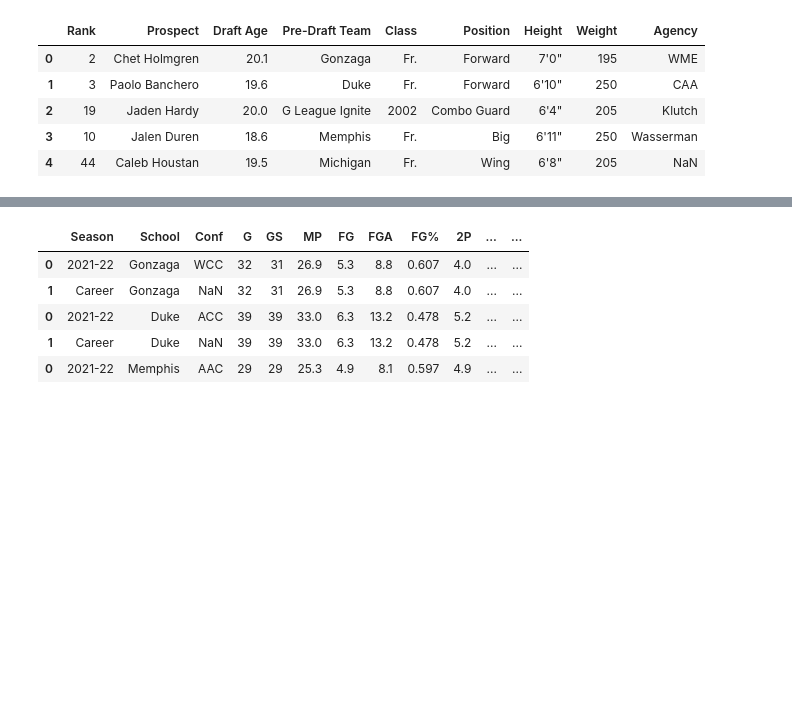
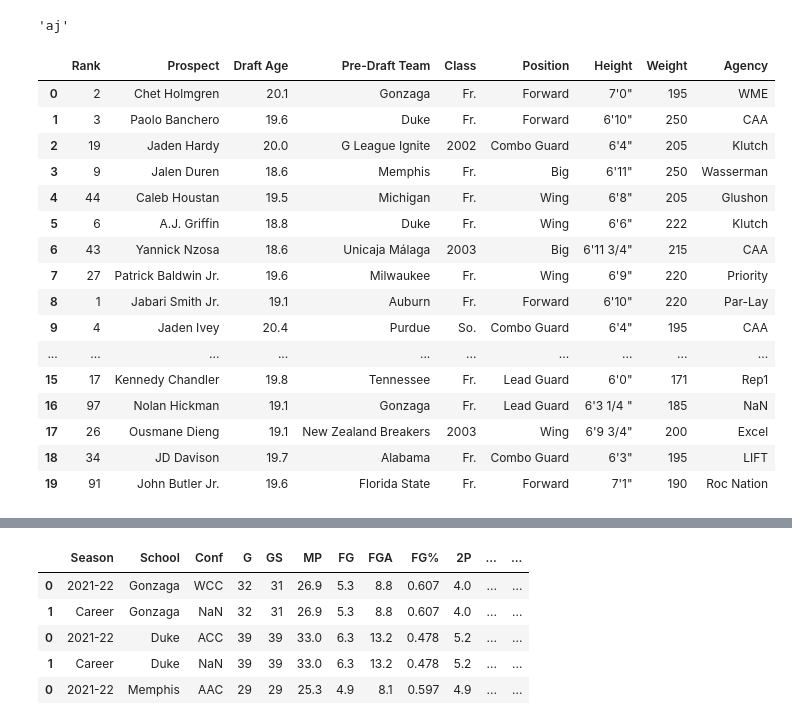
Before and after one commit to jpicc/NBA-Draft-Predictor, a Jupyter notebook: data_cleaning.ipynb, the cells around one changed output, grey strips where cells are left out. Saved outputs shown, nothing was run; the diff lists cells and outputs as text; code cells hidden in the pictures; blank space fills up the shorter version.

```diff
--- a/data_cleaning.ipynb
+++ b/data_cleaning.ipynb
@@ -14,15 +14,31 @@ def make_soup(url):
 #prospect names
 soup= make_soup("https://www.rookiescale.com/2022-consensus-board/")
 namesDF=pd.read_html(soup)[0]
+# %%
+import re
+re.sub(r'(?<!\w)([a-z])\.', r'\1', "a.j.")
+# %% [output]
+'aj'
 # %%
-namesDF.head()
+namesDF.head(20)
 # %% [output]
 |  | Rank | Prospect | Draft Age | Pre-Draft Team | Class | Position | Height | Weight | Agency |
 | 0 | 2 | Chet Holmgren | 20.1 | Gonzaga | Fr. | Forward | 7'0" | 195 | WME |
 | 1 | 3 | Paolo Banchero | 19.6 | Duke | Fr. | Forward | 6'10" | 250 | CAA |
 | 2 | 19 | Jaden Hardy | 20.0 | G League Ignite | 2002 | Combo Guard | 6'4" | 205 | Klutch |
-| 3 | 10 | Jalen Duren | 18.6 | Memphis | Fr. | Big | 6'11" | 250 | Wasserman |
-| 4 | 44 | Caleb Houstan | 19.5 | Michigan | Fr. | Wing | 6'8" | 205 | NaN |
+| 3 | 9 | Jalen Duren | 18.6 | Memphis | Fr. | Big | 6'11" | 250 | Wasserman |
+| 4 | 44 | Caleb Houstan | 19.5 | Michigan | Fr. | Wing | 6'8" | 205 | Glushon |
+| 5 | 6 | A.J. Griffin | 18.8 | Duke | Fr. | Wing | 6'6" | 222 | Klutch |
+| 6 | 43 | Yannick Nzosa | 18.6 | Unicaja Málaga | 2003 | Big | 6'11 3/4" | 215 | CAA |
+| 7 | 27 | Patrick Baldwin Jr. | 19.6 | Milwaukee | Fr. | Wing | 6'9" | 220 | Priority |
+| 8 | 1 | Jabari Smith Jr. | 19.1 | Auburn | Fr. | Forward | 6'10" | 220 | Par-Lay |
+| 9 | 4 | Jaden Ivey | 20.4 | Purdue | So. | Combo Guard | 6'4" | 195 | CAA |
+| ... | ... | ... | ... | ... | ... | ... | ... | ... | ... |
+| 15 | 17 | Kennedy Chandler | 19.8 | Tennessee | Fr. | Lead Guard | 6'0" | 171 | Rep1 |
+| 16 | 97 | Nolan Hickman | 19.1 | Gonzaga | Fr. | Lead Guard | 6'3 1/4 " | 185 | NaN |
+| 17 | 26 | Ousmane Dieng | 19.1 | New Zealand Breakers | 2003 | Wing | 6'9 3/4" | 200 | Excel |
+| 18 | 34 | JD Davison | 19.7 | Alabama | Fr. | Combo Guard | 6'3" | 195 | LIFT |
+| 19 | 91 | John Butler Jr. | 19.6 | Florida State | Fr. | Forward | 7'1" | 190 | Roc Nation |
 # %%
 prospects = namesDF['Prospect'].tolist()
 #add hypen to each player (names include hypen in URL)
```
Also changed, not shown: parts of 14 cells of this notebook.
